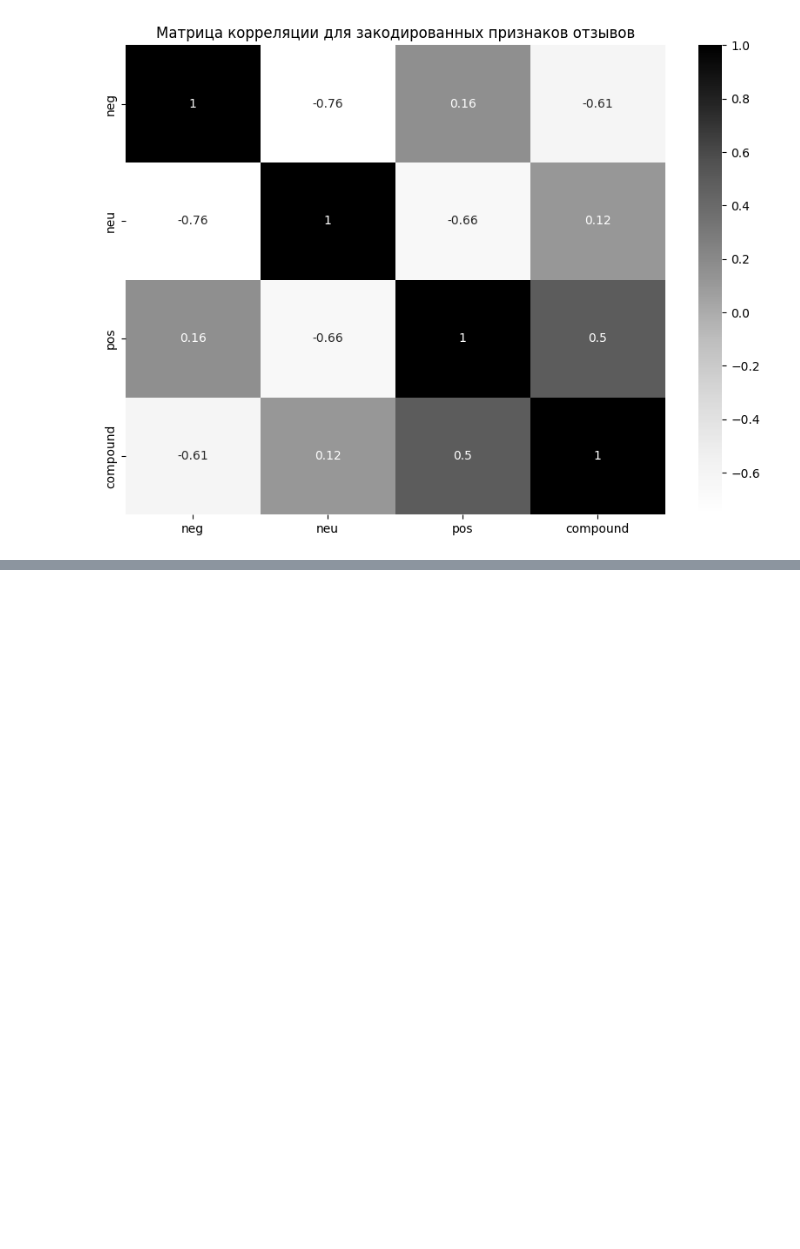
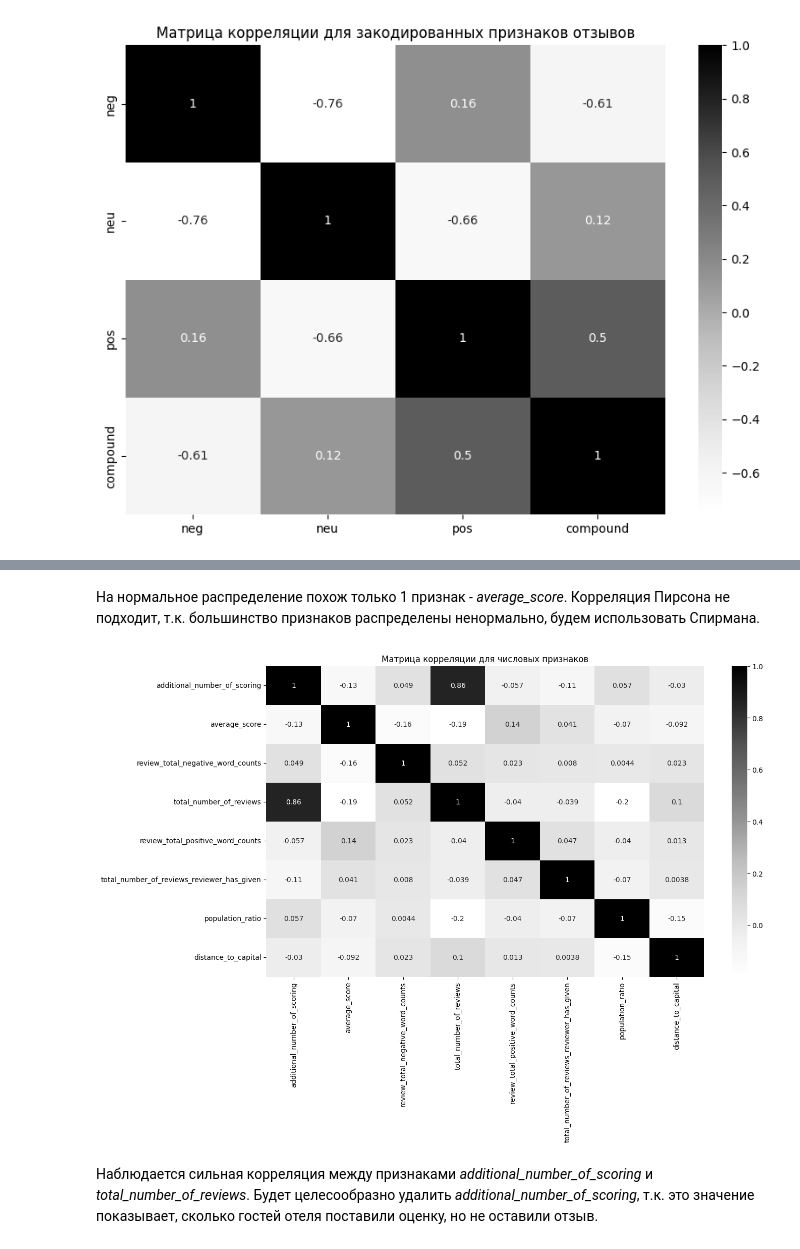
Before and after one commit to ScReameer/EDA-Project-3-rating-prediction, a Jupyter notebook: Project_3 Rating prediction.ipynb, the cells around one changed output, grey strips where cells are left out. Cells and saved outputs as stored; diff of their text form; code cells hidden in the pictures; blank space fills up the shorter version.

```diff
--- a/Project_3 Rating prediction.ipynb
+++ b/Project_3 Rating prediction.ipynb
@@ -675,0 +853,10 @@ corr_heatmap.set_title('Матрица корреляции для закоди
+# %% [markdown]
+На нормальное распределение похож только 1 признак - *average_score*. Корреляция Пирсона не подходит, т.к. большинство признаков распределены ненормально, будем использовать Спирмана.
+# %%
+plt.figure(figsize=(14, 8))
+corr_heatmap = sns.heatmap(num_hotels.corr(method='spearman'), cmap='Greys', annot=True)
+corr_heatmap.set_title('Матрица корреляции для числовых признаков');
+# %% [output]
+[figure, added]
+# %% [markdown]
+Наблюдается сильная корреляция между признаками *additional_number_of_scoring* и *total_number_of_reviews*. Будет целесообразно удалить *additional_number_of_scoring*, т.к. это значение показывает, сколько гостей отеля поставили оценку, но не оставили отзыв.
```
Also changed, not shown: parts of 42 cells of this notebook.
